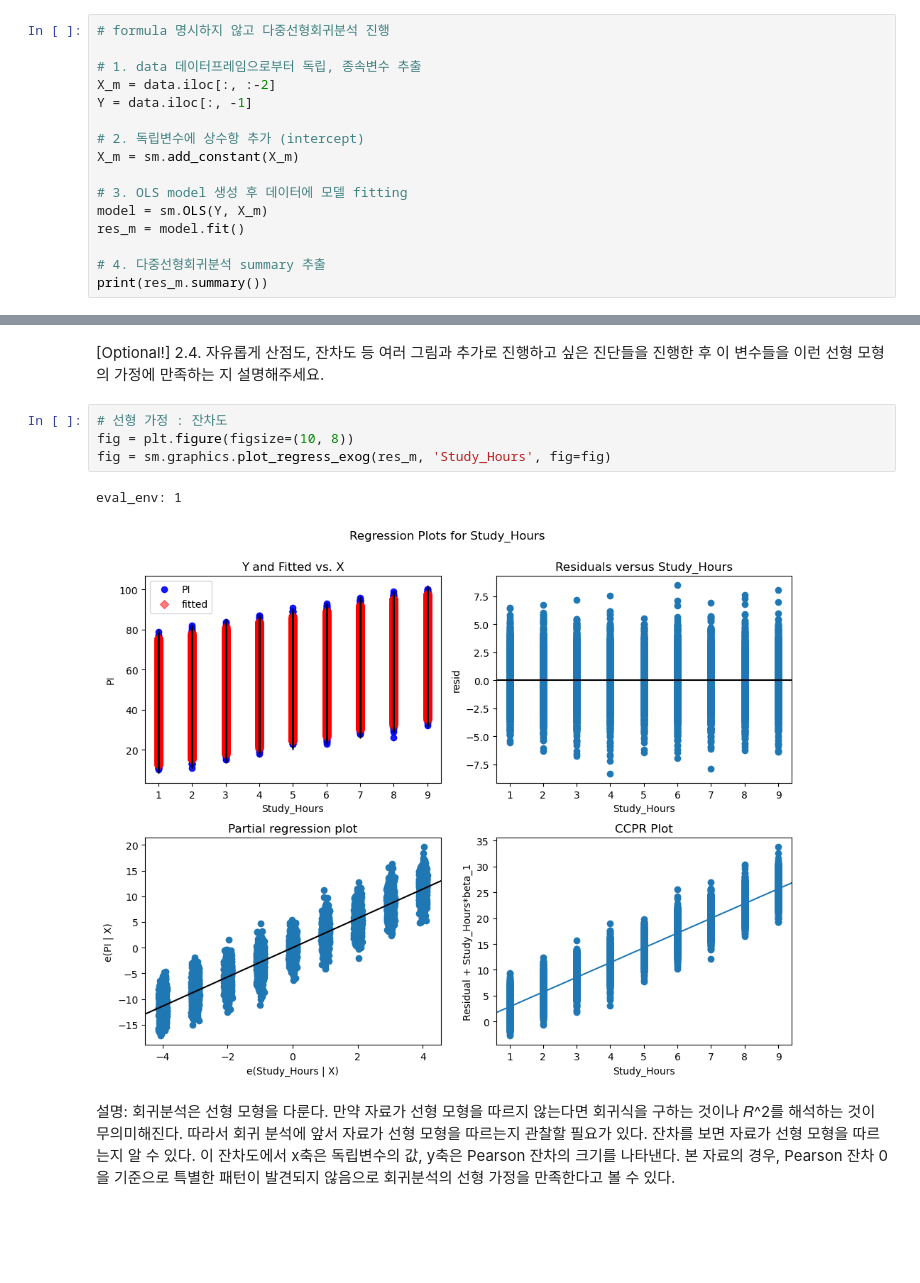
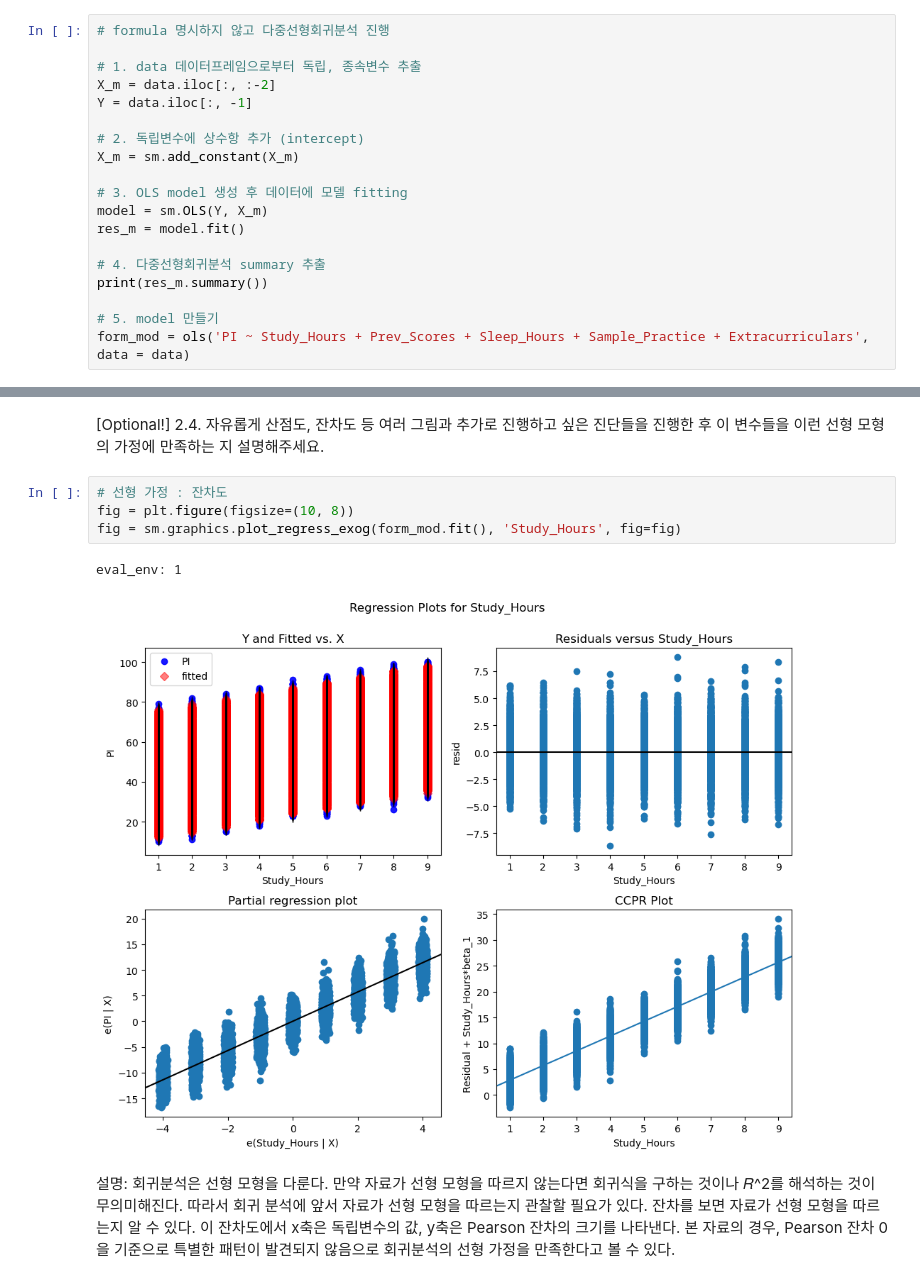
Before and after one commit to jkyoon2/ybigta_assignment_jkyoon2, a Jupyter notebook: 0713/정경윤_회귀분석_과제.ipynb, the cells around one changed output, grey strips where cells are left out. Saved outputs shown, nothing was run; the diff lists cells and outputs as text; blank space fills up the shorter version.

```diff
--- a/0713/정경윤_회귀분석_과제.ipynb
+++ b/0713/정경윤_회귀분석_과제.ipynb
@@ -161,6 +165,9 @@ res_m = model.fit()
 
 # 4. 다중선형회귀분석 summary 추출
 print(res_m.summary())
+
+# 5. model 만들기
+form_mod = ols('PI ~ Study_Hours + Prev_Scores + Sleep_Hours + Sample_Practice + Extracurriculars', data = data)
 # %% [output]
                             OLS Regression Results
 ==============================================================================
@@ -235,10 +242,10 @@ Study_Hours를 통해 PI를 예측하는 단순회귀분석을 실시한 결과,
 # %%
 # 선형 가정 : 잔차도
 fig = plt.figure(figsize=(10, 8))
-fig = sm.graphics.plot_regress_exog(res_m, 'Study_Hours', fig=fig)
+fig = sm.graphics.plot_regress_exog(form_mod.fit(), 'Study_Hours', fig=fig)
 # %% [output]
 eval_env: 1
-[figure, old version]
+[figure, new version]
 # %% [markdown]
 설명: 회귀분석은 선형 모형을 다룬다. 만약 자료가 선형 모형을 따르지 않는다면 회귀식을 구하는 것이나 𝑅^2를
 해석하는 것이 무의미해진다. 따라서 회귀 분석에 앞서 자료가 선형 모형을 따르는지 관찰할 필요가 있다.
```
Also changed, not shown: parts of 6 cells of this notebook, 1 other file.
